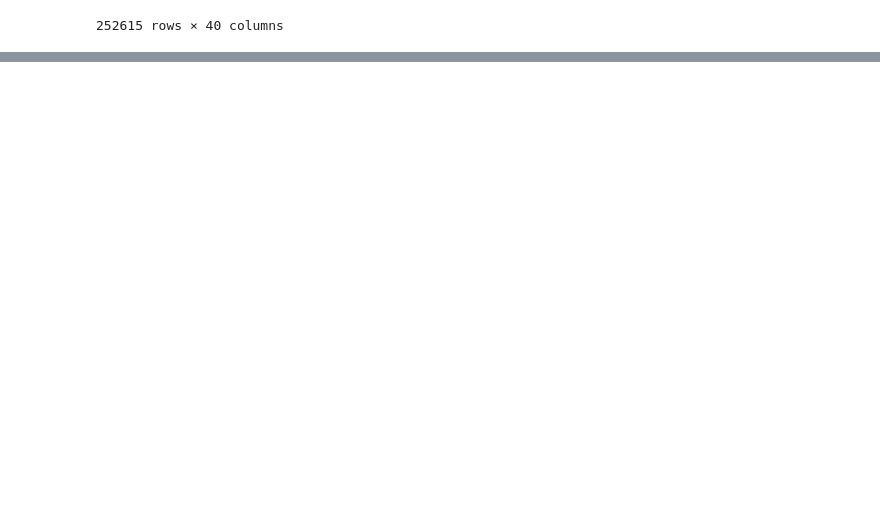
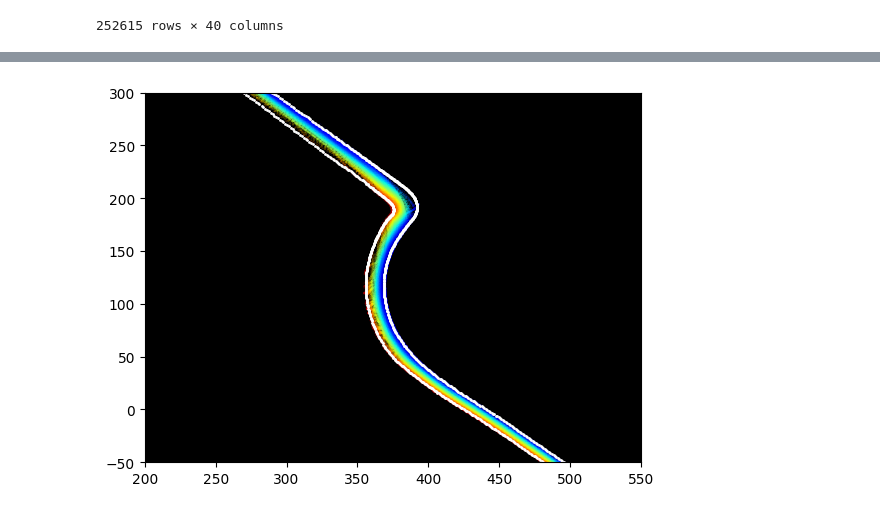
Before and after one commit to Bgon01/Data3001-capstone, a Jupyter notebook: feature_eng/track_ratio_func.ipynb, the cells around one changed output, grey strips where cells are left out. Saved outputs shown, nothing was run; the diff lists cells and outputs as text; code cells hidden in the pictures; blank space fills up the shorter version.

```diff
--- a/feature_eng/track_ratio_func.ipynb
+++ b/feature_eng/track_ratio_func.ipynb
@@ -41,0 +42,13 @@ plt.show()
+# %%
+fig, ax = plt.subplots()
+ax.set_facecolor('black')
+ax.scatter(df["WORLDPOSX"], df["WORLDPOSY"],c=df["track_ratio_left"], cmap='jet', alpha=1,s=0.01)
+ax.scatter(left_df["WORLDPOSX"], left_df["WORLDPOSY"],s=1,c='white')
+ax.scatter(right_df["WORLDPOSX"], right_df["WORLDPOSY"], s=1,c='white')
+
+plt.xlim(200, 550)
+plt.ylim(-50, 300)
+
+plt.show()
+# %% [output]
+[figure, added]
```
Also changed, not shown: parts of 1 cell of this notebook, 3 other files.
